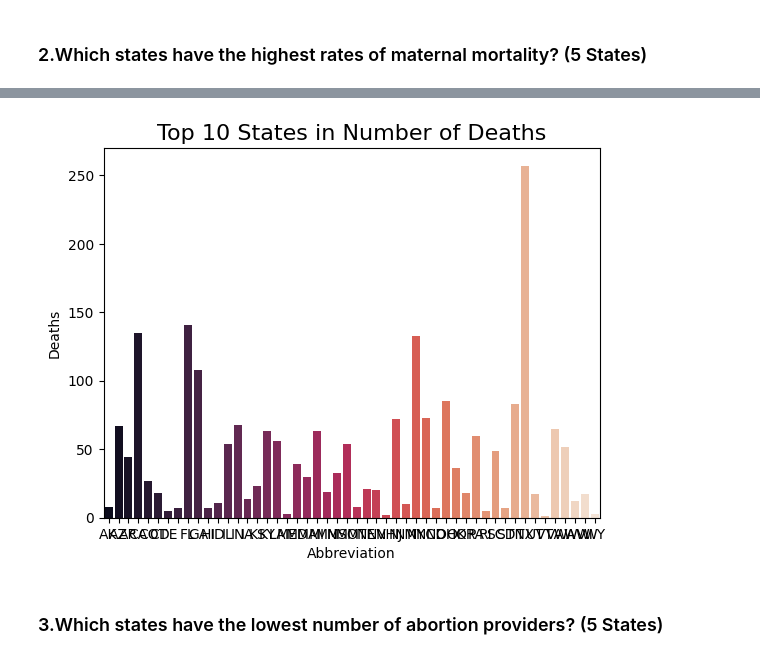
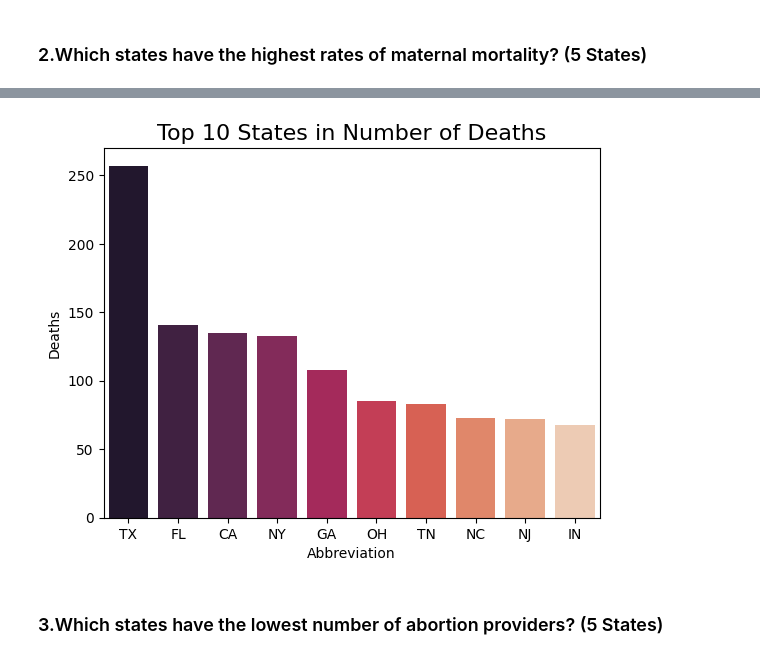
Before and after one commit to TuckerRasbury/00_MaternalMortalityandAbortionRelatedStatistics, a Jupyter notebook: 01_DataWrangling_PublicData.ipynb, the cells around one changed output, grey strips where cells are left out. Drawn from its saved outputs; the diff is of its cells as text; code cells hidden in the pictures.

```diff
--- a/01_DataWrangling_PublicData.ipynb
+++ b/01_DataWrangling_PublicData.ipynb
@@ -410,31 +410,31 @@ Highest_Deaths_df
 # %%
 #2 Cont'd
 ## Graph - Top 10 in Highest in Deaths
 
 ## Quick Data Cleaning
 Highest_Deaths_df["Deaths"] = pd.to_numeric(Highest_Deaths_df["Deaths"], errors="raise")
 
 # Sort the DataFrame by the `column_name` column
 ## df = df.sort_values(by="column_name")
 
 # Filter the DataFrame by the `column_name` column
 ## df = df[df["column_name"] == "value"]
 
 ## Deaths and maternal mortality
 # Create a bar chart
-sns.barplot(x="Abbreviation", y="Deaths", data=VitalStatistics_df, palette="rocket")
+sns.barplot(x="Abbreviation", y="Deaths", data=Highest_Deaths_df, palette="rocket")
 
-# Set the title w/ font size
+# Set the Chart title w/ font size
 plt.title("Top 10 States in Number of Deaths", fontsize=16)
 
 # Change the font size of the axes labels
 ## Off Switch - > plt.set_xlabel("Abbreviation", fontsize=1)
 ## Off Switch - > plt.set_ylabel("Deaths", fontsize=1)
 
 # Show the plot
 plt.show()
 # %% [output]
-[figure, old version]
+[figure, new version]
 # %% [markdown]
 ### 3.Which states have the lowest number of abortion providers? (5 States)
 # %%
```
Also changed, not shown: parts of 1 cell of this notebook.
